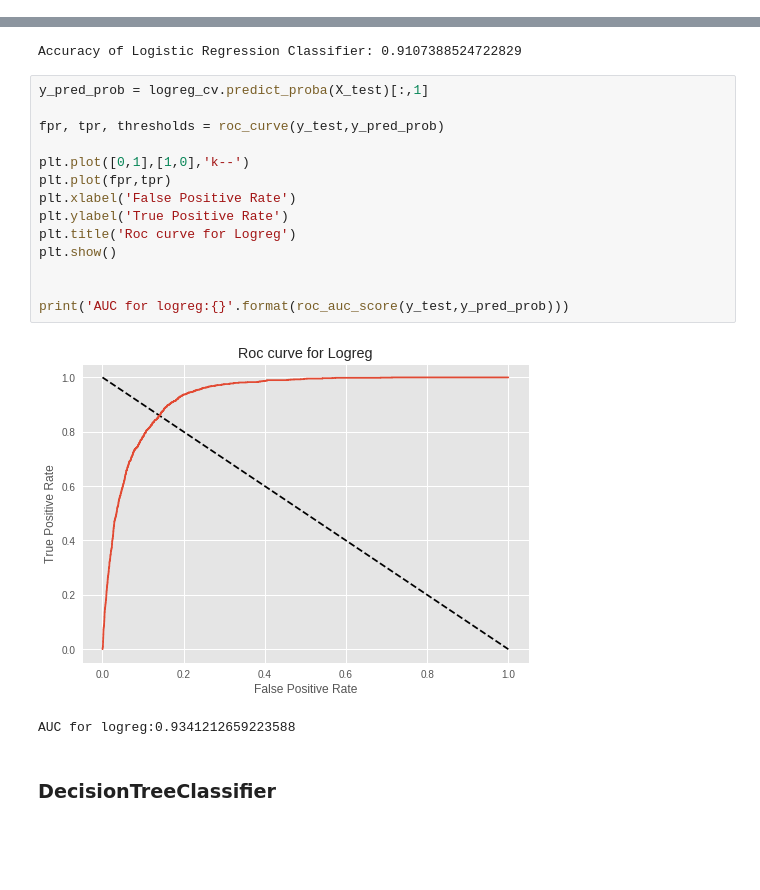
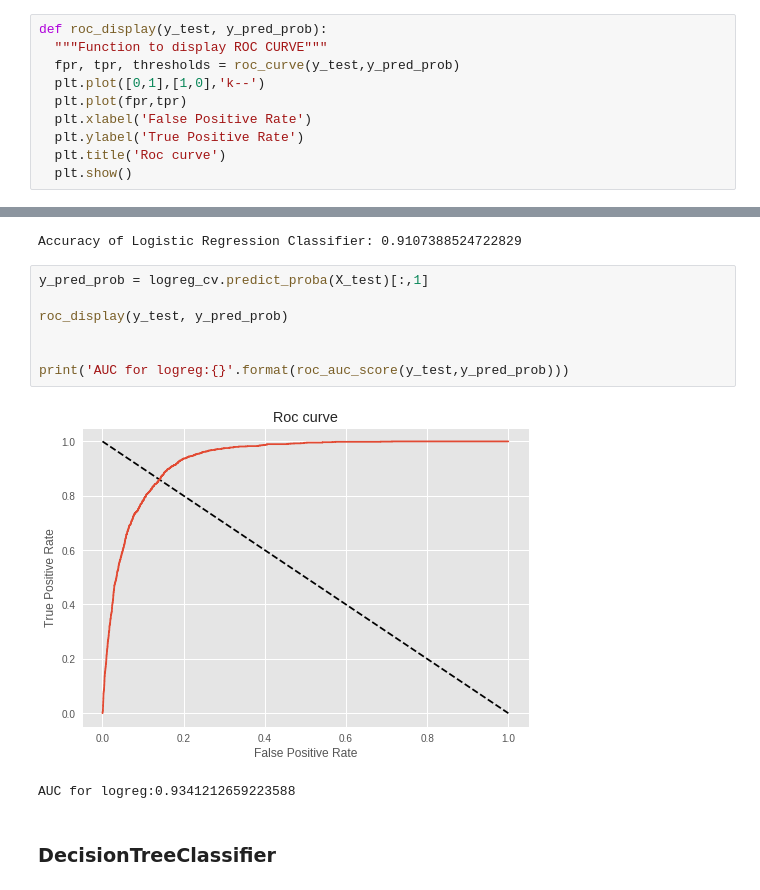
Before and after one commit to Tarandeep97/bank_marketing_analysis, a Jupyter notebook: Bank_Marketing_prediction.ipynb, the cells around one changed output, grey strips where cells are left out. Drawn from its saved outputs; the diff is of its cells as text; blank space fills up the shorter version.

```diff
--- a/Bank_Marketing_prediction.ipynb
+++ b/Bank_Marketing_prediction.ipynb
@@ -138,3 +134,13 @@ Insights from above graph:
+# %%
+def roc_display(y_test, y_pred_prob):
+  """Function to display ROC CURVE"""
+  fpr, tpr, thresholds = roc_curve(y_test,y_pred_prob)
+  plt.plot([0,1],[1,0],'k--')
+  plt.plot(fpr,tpr)
+  plt.xlabel('False Positive Rate')
+  plt.ylabel('True Positive Rate')
+  plt.title('Roc curve')
+  plt.show()
 # %% [markdown]
 ### KNeighborsClassifiers
 # %%
@@ -206,19 +207,12 @@ Accuracy of Logistic Regression Classifier: 0.9107388524722829
 # %%
 y_pred_prob = logreg_cv.predict_proba(X_test)[:,1]
 
-fpr, tpr, thresholds = roc_curve(y_test,y_pred_prob)
-
-plt.plot([0,1],[1,0],'k--')
-plt.plot(fpr,tpr)
-plt.xlabel('False Positive Rate')
-plt.ylabel('True Positive Rate')
-plt.title('Roc curve for Logreg')
-plt.show()
+roc_display(y_test, y_pred_prob)
 
 
 print('AUC for logreg:{}'.format(roc_auc_score(y_test,y_pred_prob)))
 # %% [output]
-[figure, old version]
+[figure, new version]
 AUC for logreg:0.9341212659223588
 # %% [markdown]
 ### DecisionTreeClassifier
```
Also changed, not shown: parts of 10 cells of this notebook.
